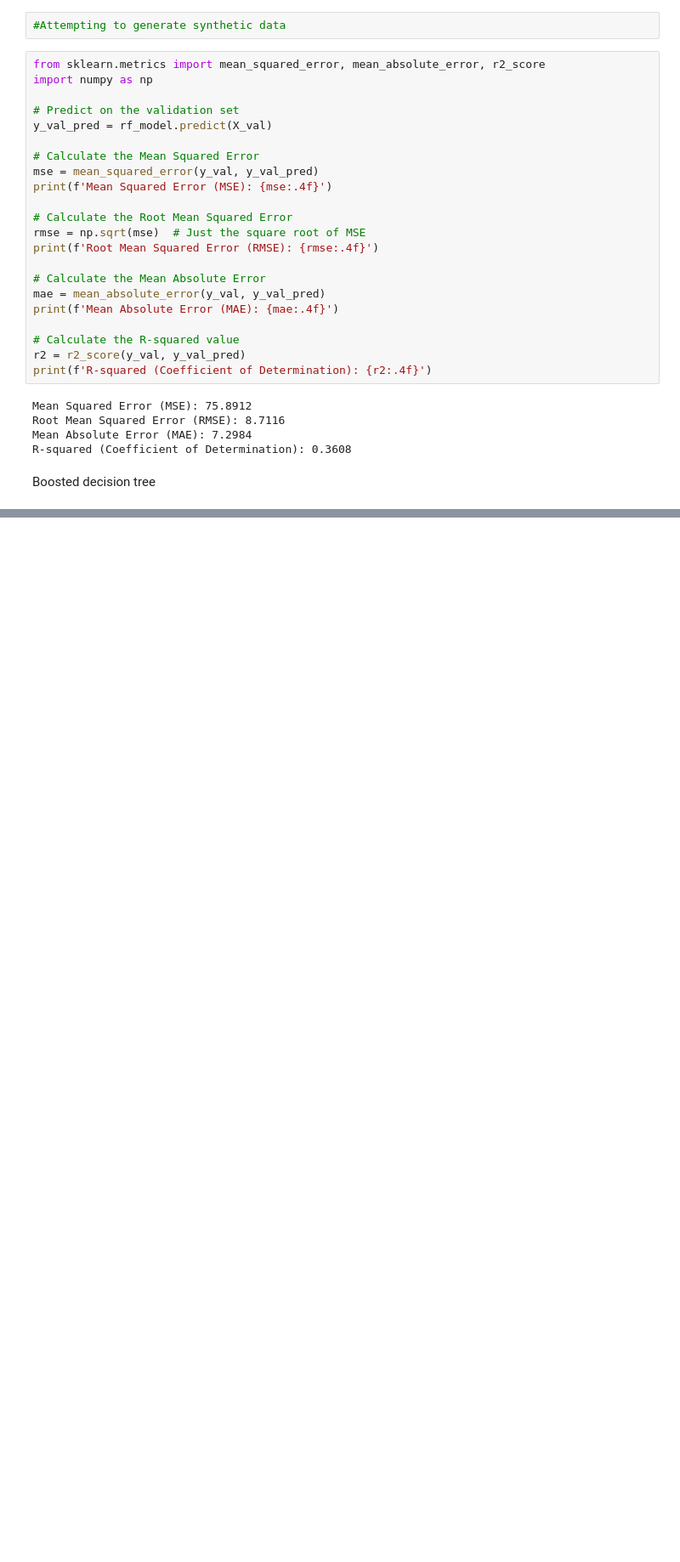
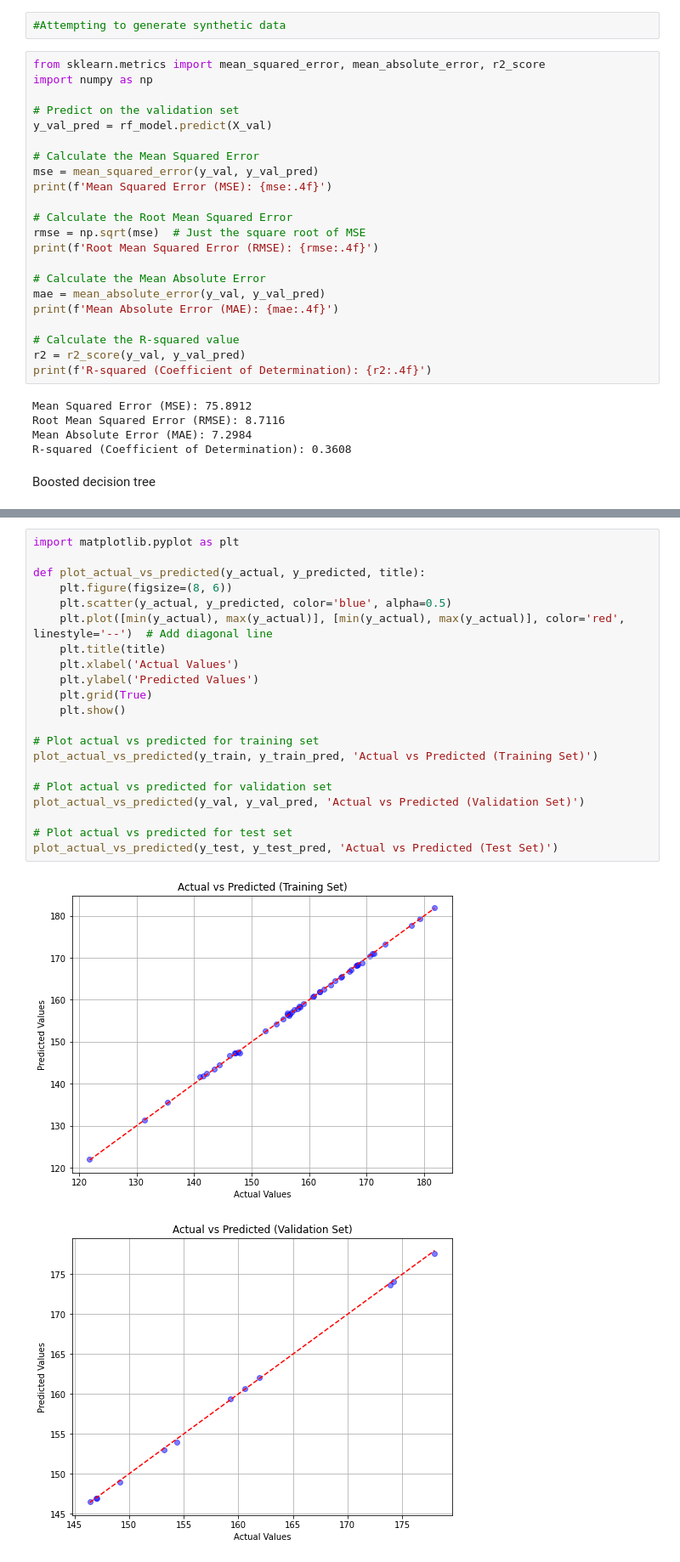
Before and after one commit to oxcitzen/Indiana-Corn-Yield, a Jupyter notebook: soil_analysis.ipynb, the cells around one changed output, grey strips where cells are left out. Shown at 85% size. Cells and saved outputs as stored; diff of their text form; blank space fills up the shorter version.

```diff
--- a/soil_analysis.ipynb
+++ b/soil_analysis.ipynb
@@ -901,0 +1191,24 @@ R-squared (Gradient Boosting - Reduced): -0.12613665181725153
+# %%
+import matplotlib.pyplot as plt
+
+def plot_actual_vs_predicted(y_actual, y_predicted, title):
+    plt.figure(figsize=(8, 6))
+    plt.scatter(y_actual, y_predicted, color='blue', alpha=0.5)
+    plt.plot([min(y_actual), max(y_actual)], [min(y_actual), max(y_actual)], color='red', linestyle='--')  # Add diagonal line
+    plt.title(title)
+    plt.xlabel('Actual Values')
+    plt.ylabel('Predicted Values')
+    plt.grid(True)
+    plt.show()
+
+# Plot actual vs predicted for training set
+plot_actual_vs_predicted(y_train, y_train_pred, 'Actual vs Predicted (Training Set)')
+
+# Plot actual vs predicted for validation set
+plot_actual_vs_predicted(y_val, y_val_pred, 'Actual vs Predicted (Validation Set)')
+
+# Plot actual vs predicted for test set
+plot_actual_vs_predicted(y_test, y_test_pred, 'Actual vs Predicted (Test Set)')
+# %% [output]
+[figure, added]
+[figure, added]
```
Also changed, not shown: parts of 25 cells of this notebook.
